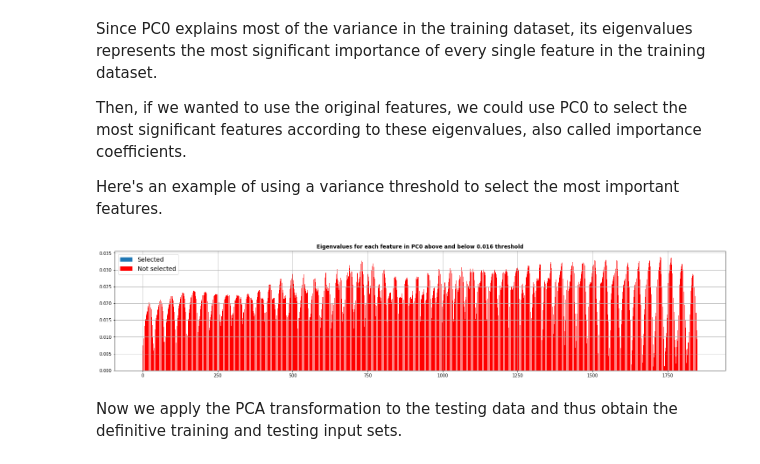
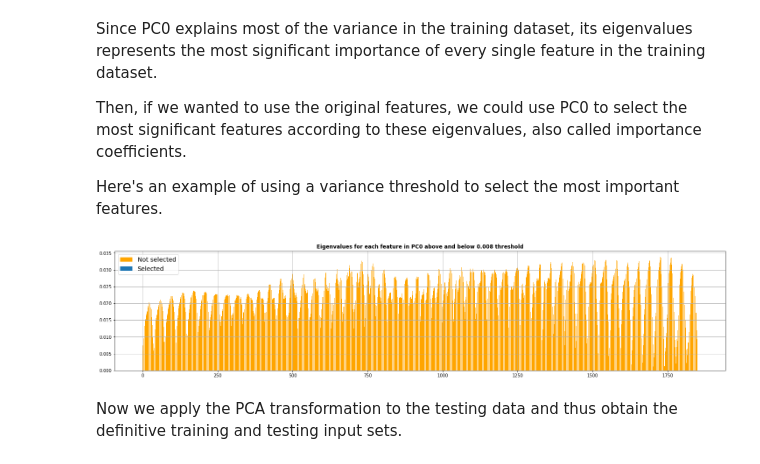
Before and after one commit to Camilo-Hernandez/Analisis-y-tratamiento-de-imagenes, a Jupyter notebook: FaceRecognitionSystems.ipynb, the cells around one changed output. Drawn from its saved outputs; the diff is of its cells as text; code cells hidden in the pictures.

```diff
--- a/FaceRecognitionSystems.ipynb
+++ b/FaceRecognitionSystems.ipynb
@@ -328,21 +381,21 @@ Then, if we wanted to use the original features, we could use PC0 to select the
 Here's an example of using a variance threshold to select the most important features.
 # %%
 # Importance coefficients plot for each feature in PC0
-feature_threshold = 0.016
+feature_threshold = 0.008
 selected_features = abs(pca.components_[0][np.where(pca.components_[0] > feature_threshold)])
 not_selected_features = abs(pca.components_[0][np.where(pca.components_[0] <= feature_threshold)])
 index_sel_features = np.where(pca.components_[0] > feature_threshold)[0]
 index_not_sel_features = np.where(pca.components_[0] <= feature_threshold)[0]
 plt.figure(figsize = fig_size)
+plt.bar(index_not_sel_features, not_selected_features, color = 'orange', label = 'Not selected')
 plt.bar(index_sel_features,selected_features, color = 'blue', label = 'Selected')
-plt.bar(index_not_sel_features, not_selected_features, color = 'r', label = 'Not selected')
 plt.legend(fontsize = 14)
 #addtext(range(X.shape[1]), abs(pca.components_[0]).round(3), 2, 'yellow')
 plt.title(f'Eigenvalues for each feature in PC0 above and below {feature_threshold} threshold', fontweight = "bold")
 plt.grid(True)
 plt.show()
 # %% [output]
-[figure, old version]
+[figure, new version]
 # %% [markdown]
 Now we apply the PCA transformation to the testing data and thus obtain the definitive training and testing input sets.
 # %%
```
Also changed, not shown: parts of 32 cells of this notebook.
